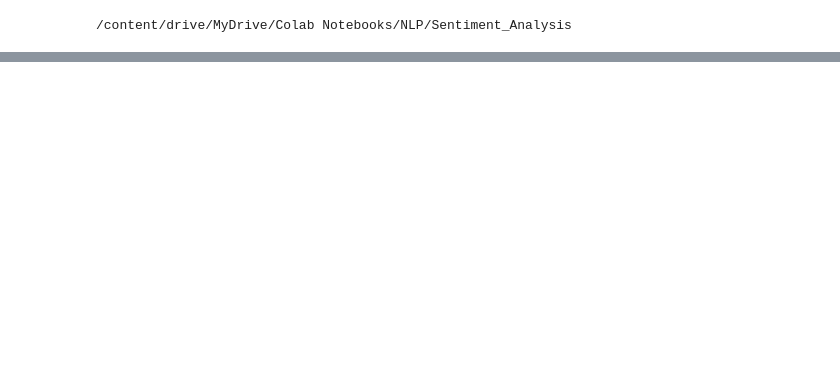
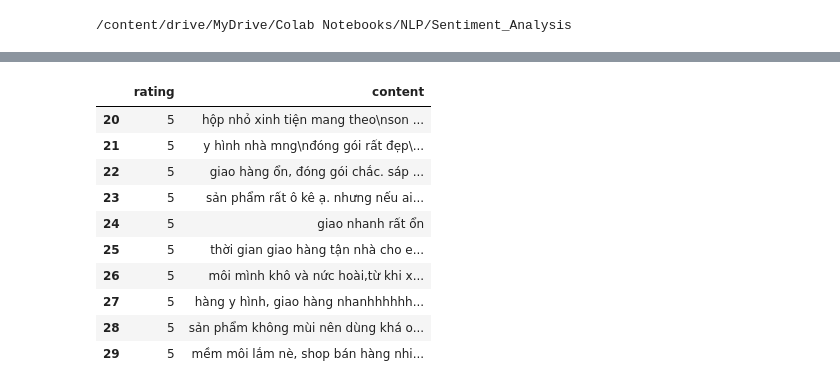
Before and after one commit to vuongnp/vn-review-sentiment-analysis, a Jupyter notebook: Preprocess.ipynb, the cells around one changed output, grey strips where cells are left out. Saved outputs shown, nothing was run; the diff lists cells and outputs as text; code cells hidden in the pictures; blank space fills up the shorter version.

```diff
--- a/Preprocess.ipynb
+++ b/Preprocess.ipynb
@@ -250,2 +130,6 @@ df.shape
-# %%
-df.reset_index(inplace=True, drop=True)
+# %%
+data = df.loc[:,['rating','content']]
+# %%
+data['content']=data['content'].map(lambda x: str(x).lower())
+data['content']=data['content'].map(lambda x: x.strip())
+data.head()
@@ -260,10 +151,10 @@ def words_convert(ori_s,dictionary):
     return s.strip()
 # %%
 viet_tat = {
-    "sp" : "sản_phẩm",
-    "sx" : "sản_xuất",
-    "nv" : "nhân_viên",
-    "kcn" : "khu_công_nghiệp",
+    "sp" : "sản phẩm",
+    "sx" : "sản xuất",
+    "nv" : "nhân viên",
+    "kcn" : "khu công nghiệp",
     "mk": "mình",
     "mik" : "mình",
     "e" : "em",
@@ -275,24 +166,37 @@ viet_tat = {
     "ko" : "không",
     "kg" : "không",
     "h" : "giờ",
-    # "bt" : "bình thường",
-    # "c" : " cái",
-    # "q" : " quyển",
+    "bt" : "bình thường",
+    "c" : " cái",
+    "q" : " quyển",
     "j" : "gì",
     "dk" : "được",
     "đk" : "được",
     "đc" : "được",
-    # "hn" :"hà_nội",
-    # "tphcm":"thành phố hồ chí minh",
-    # "hcm":"thành phố hồ chí minh",
-    "nsx":"nhà_sản_xuất",
-    "ok": "ô_kê",
-    "oki":"ô_kê",
-    "okie":"ô_kê",
-    "oke":"ô_kê",
+    "hn" :"hà nội",
+    "tphcm":"thành phố hồ chí minh",
+    "hcm":"thành phố hồ chí minh",
+    "nsx":"nhà sản xuất",
+    "ok": "ô kê",
+    "oki":"ô kê",
+    "okie":"ô kê",
+    "oke":"ô kê",
     "vs":"với"
 }
 # %%
-df['sentiment']=df['sentiment'].map(lambda ori_s: words_convert(ori_s,viet_tat))
+data['content']=data['content'].map(lambda ori_s: words_convert(ori_s,viet_tat))
+data[20:30]
+# %% [output]
+|  | rating | content |
+| 20 | 5 | hộp nhỏ xinh tiện mang theo\nson ... |
+| 21 | 5 | y hình nhà mng\nđóng gói rất đẹp\... |
+| 22 | 5 | giao hàng ổn, đóng gói chắc. sáp ... |
+| 23 | 5 | sản phẩm rất ô kê ạ. nhưng nếu ai... |
+| 24 | 5 | giao nhanh rất ổn |
+| 25 | 5 | thời gian giao hàng tận nhà cho e... |
+| 26 | 5 | môi mình khô và nức hoài,từ khi x... |
+| 27 | 5 | hàng y hình, giao hàng nhanhhhhhh... |
+| 28 | 5 | sản phẩm không mùi nên dùng khá o... |
+| 29 | 5 | mềm môi lắm nè, shop bán hàng nhi... |
 # %%
 englishs={
```
Also changed, not shown: parts of 61 cells of this notebook, 4 other files.
